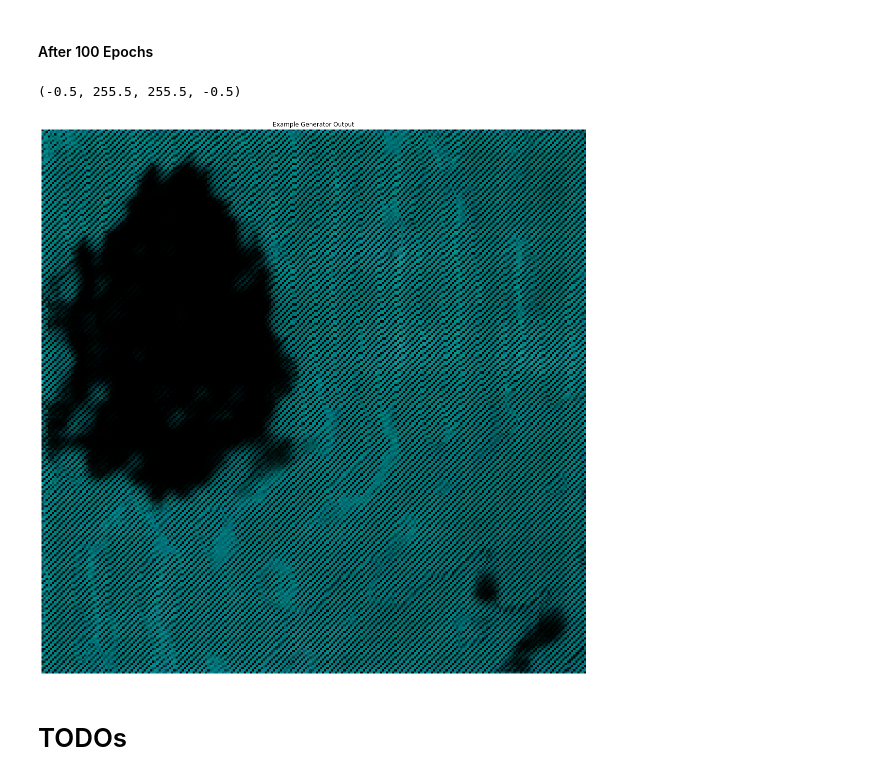
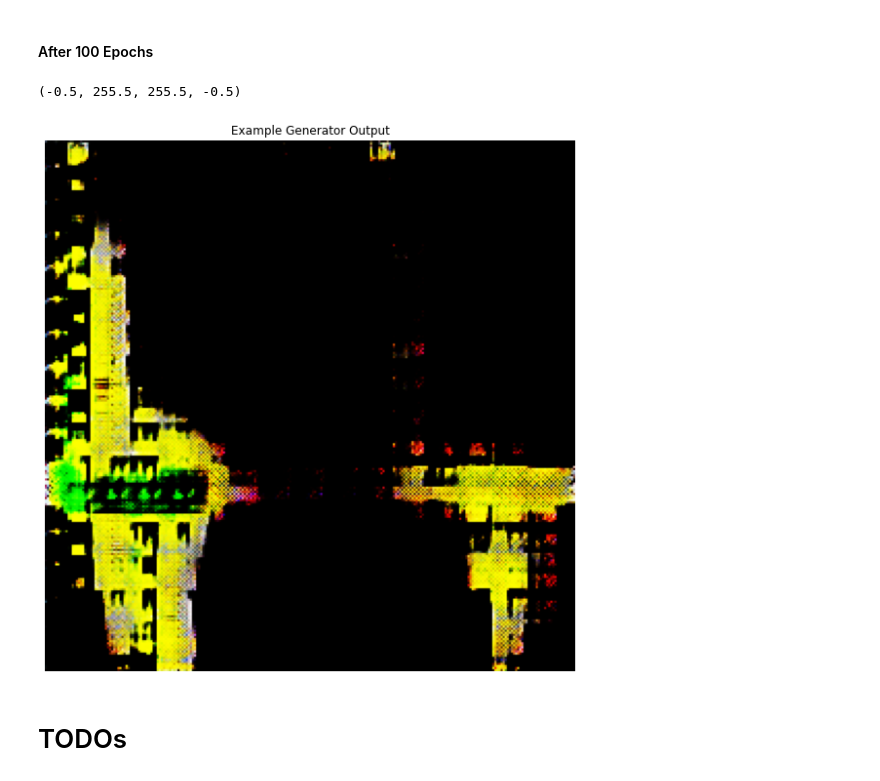
Before and after one commit to phi-0/masterthesis_gan_mapdesign, a Jupyter notebook: notebooks/V1.0/WGAN-GP-RUN02.ipynb, the cells around one changed output. Cells and saved outputs as stored; diff of their text form; code cells hidden in the pictures.

```diff
--- a/notebooks/V1.0/WGAN-GP-RUN02.ipynb
+++ b/notebooks/V1.0/WGAN-GP-RUN02.ipynb
@@ -717,36 +717,36 @@ Epoch 100/100
 # load generator
 '''
 generator.compile(optimizer=Adam(lr=0.0008), # per Foster, 2017 RMSprop(lr=0.0008)
                           loss=binary_crossentropy,
                           metrics=['accuracy'])
 generator = tf.keras.models.load_model('/data/output/models/dwarfganWGANGPR02/generator-2021-04-04_025322.h5')
 '''
 # generate new example of learned representation in latent space
 try:
     generator
 except NameError:
     #get latest generator model save file
     folder = pathlib.Path(f'{out_model_dir}/{model_name}')
     saves = list(folder.glob('generator*'))
     latest = max(saves, key=os.path.getctime)
     #load latest generator save file
     generator = tf.keras.models.load_model(latest)
 
-noise = np.random.normal(0, 1, (1, 100))
+noise = np.random.normal(0, 1, (1, LATENT_DIM))
 res = np.array(generator(noise, training=False)).astype('uint8')
 
 # reinstate scale of pixel values to [0:255] and reshape
 #res = res - 0.5 #0.5 * (res + 1)
 res = res.reshape((256, 256, 3))
 
 # Visualize result
-plt.figure(figsize=(20, 20))
+plt.figure(figsize=(10, 10))
 plt.imshow(res)
 plt.title(f'Example Generator Output')
 plt.axis('off')
 # %% [output]
 (-0.5, 255.5, 255.5, -0.5)
-[figure, old version]
+[figure, new version]
 # %% [markdown]
 # TODOs
 # %% [markdown]
```
Also changed, not shown: 3 other files.
